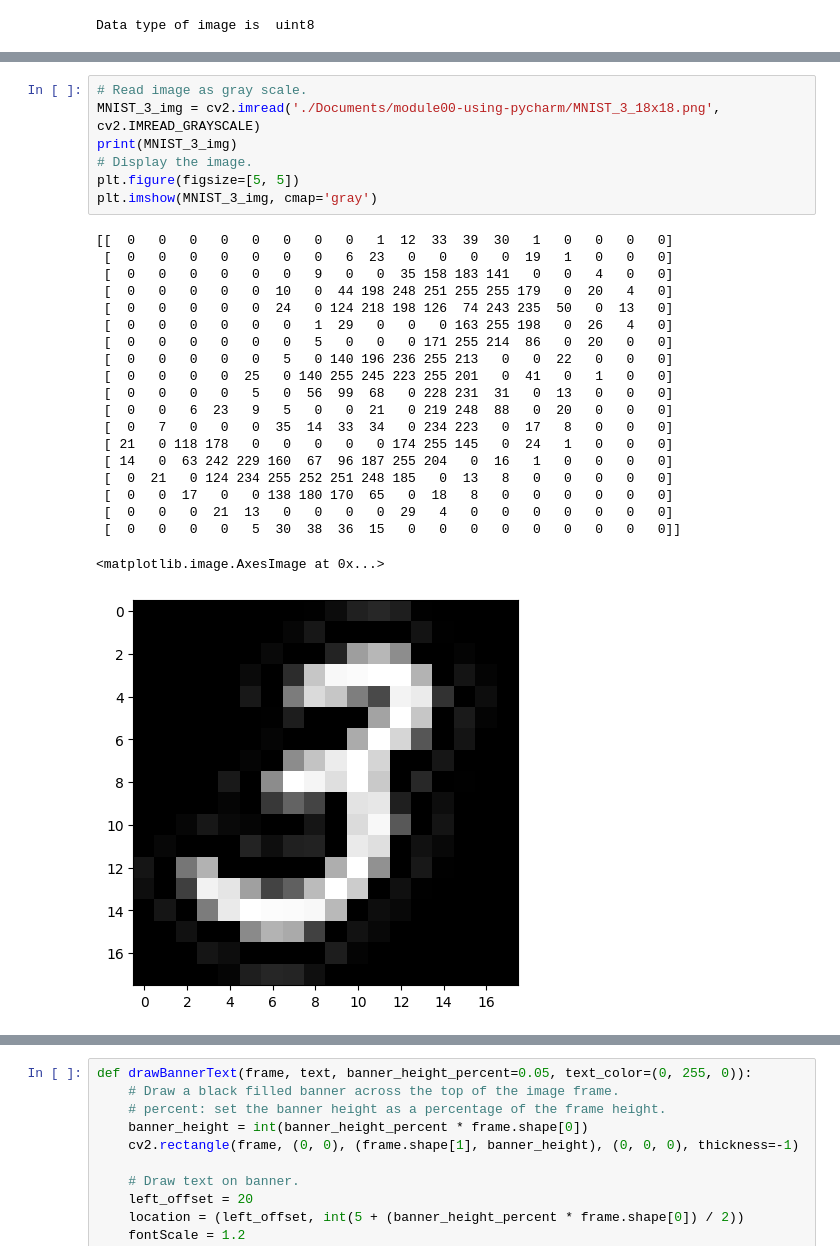
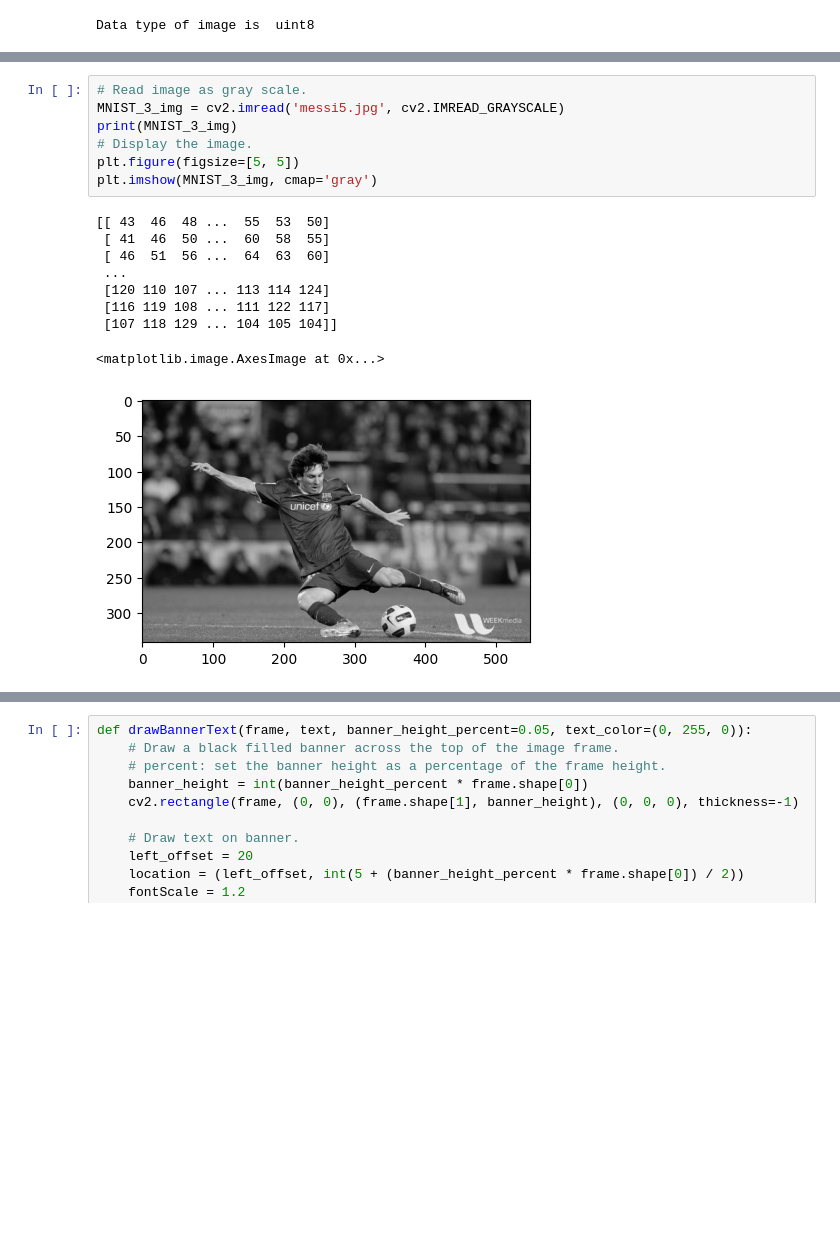
Before and after one commit to XabierFernandez/MyPythonProjects, a Jupyter notebook: JupyterNotebooks/test_opencv.ipynb, the cells around one changed output, grey strips where cells are left out. Cells and saved outputs as stored; diff of their text form; blank space fills up the shorter version.

```diff
--- a/JupyterNotebooks/test_opencv.ipynb
+++ b/JupyterNotebooks/test_opencv.ipynb
@@ -51,29 +51,18 @@ plt.imshow(bw_img, cmap='gray')
 # %%
 # Read image as gray scale.
-MNIST_3_img = cv2.imread('./Documents/module00-using-pycharm/MNIST_3_18x18.png', cv2.IMREAD_GRAYSCALE)
+MNIST_3_img = cv2.imread('messi5.jpg', cv2.IMREAD_GRAYSCALE)
 print(MNIST_3_img)
 # Display the image.
 plt.figure(figsize=[5, 5])
 plt.imshow(MNIST_3_img, cmap='gray')
 # %% [output]
-[[  0   0   0   0   0   0   0   0   1  12  33  39  30   1   0   0   0   0]
- [  0   0   0   0   0   0   0   6  23   0   0   0   0  19   1   0   0   0]
- [  0   0   0   0   0   0   9   0   0  35 158 183 141   0   0   4   0   0]
- [  0   0   0   0   0  10   0  44 198 248 251 255 255 179   0  20   4   0]
- [  0   0   0   0   0  24   0 124 218 198 126  74 243 235  50   0  13   0]
- [  0   0   0   0   0   0   1  29   0   0   0 163 255 198   0  26   4   0]
- [  0   0   0   0   0   0   5   0   0   0 171 255 214  86   0  20   0   0]
- [  0   0   0   0   0   5   0 140 196 236 255 213   0   0  22   0   0   0]
- [  0   0   0   0  25   0 140 255 245 223 255 201   0  41   0   1   0   0]
- [  0   0   0   0   5   0  56  99  68   0 228 231  31   0  13   0   0   0]
- [  0   0   6  23   9   5   0   0  21   0 219 248  88   0  20   0   0   0]
- [  0   7   0   0   0  35  14  33  34   0 234 223   0  17   8   0   0   0]
- [ 21   0 118 178   0   0   0   0   0 174 255 145   0  24   1   0   0   0]
- [ 14   0  63 242 229 160  67  96 187 255 204   0  16   1   0   0   0   0]
- [  0  21   0 124 234 255 252 251 248 185   0  13   8   0   0   0   0   0]
- [  0   0  17   0   0 138 180 170  65   0  18   8   0   0   0   0   0   0]
- [  0   0   0  21  13   0   0   0   0  29   4   0   0   0   0   0   0   0]
- [  0   0   0   0   5  30  38  36  15   0   0   0   0   0   0   0   0   0]]
+[[ 43  46  48 ...  55  53  50]
+ [ 41  46  50 ...  60  58  55]
+ [ 46  51  56 ...  64  63  60]
+ ...
+ [120 110 107 ... 113 114 124]
+ [116 119 108 ... 111 122 117]
+ [107 118 129 ... 104 105 104]]
 <matplotlib.image.AxesImage at 0x...>
-[figure, old version]
+[figure, new version]
 # %%
```
Also changed, not shown: parts of 4 cells of this notebook, 24 other files.
